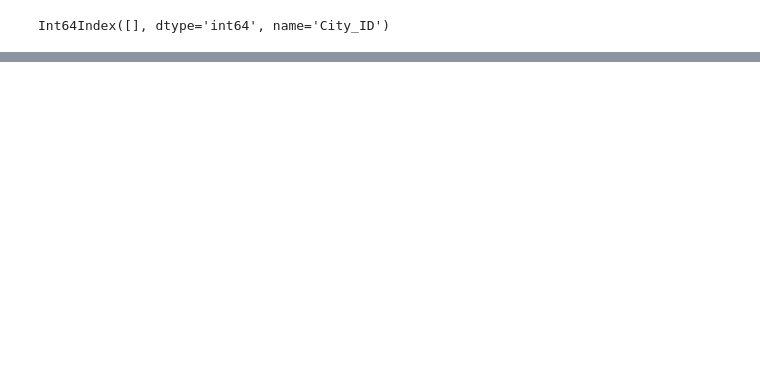
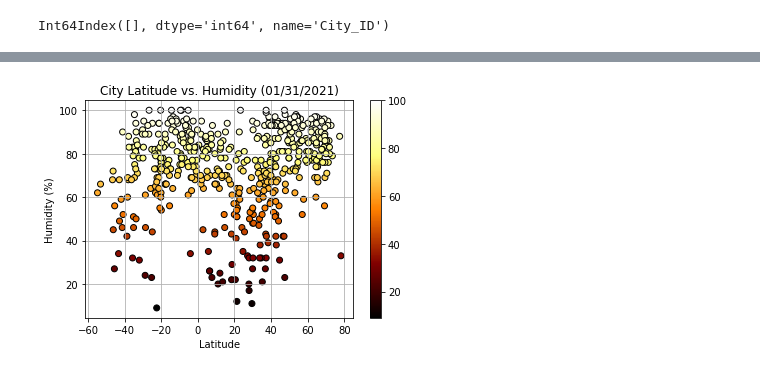
Before and after one commit to kylagelev/python-api-challenge, a Jupyter notebook: WeatherPy/WeatherPy.ipynb, the cells around one changed output, grey strips where cells are left out. Cells and saved outputs as stored; diff of their text form; code cells hidden in the pictures; blank space fills up the shorter version.

```diff
--- a/WeatherPy/WeatherPy.ipynb
+++ b/WeatherPy/WeatherPy.ipynb
@@ -257,0 +278,17 @@ clean_city_data
+# %%
+#latitude vs humidity plot
+x = clean_city_data['Lat']
+y = clean_city_data['Humidity']
+t = y
+lat_humidity_plot = plt.scatter(x, y, c = t, cmap = 'afmhot', edgecolors= 'black')
+plt.colorbar()
+plt.grid()
+plt.xlabel('Latitude')
+plt.ylabel('Humidity (%)')
+plt.title(f'City Latitude vs. Humidity ({today})')
+
+#png
+output_data_file = 'output_data/General_Plotted_Figures/lat_humidity_plot.png'
+plt.savefig(output_data_file)
+# %% [output]
+[figure, added]
```
Also changed, not shown: parts of 20 cells of this notebook, 13 other files.
